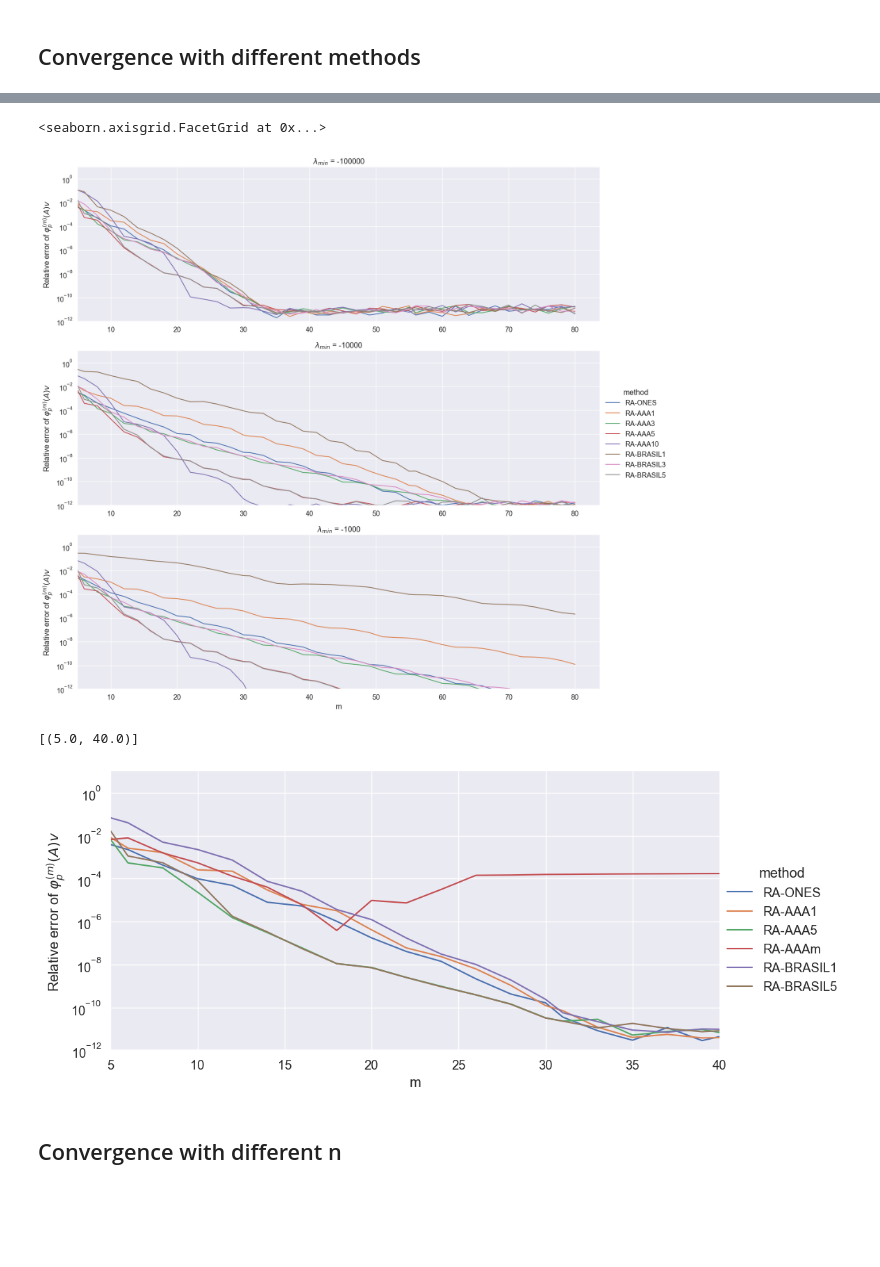
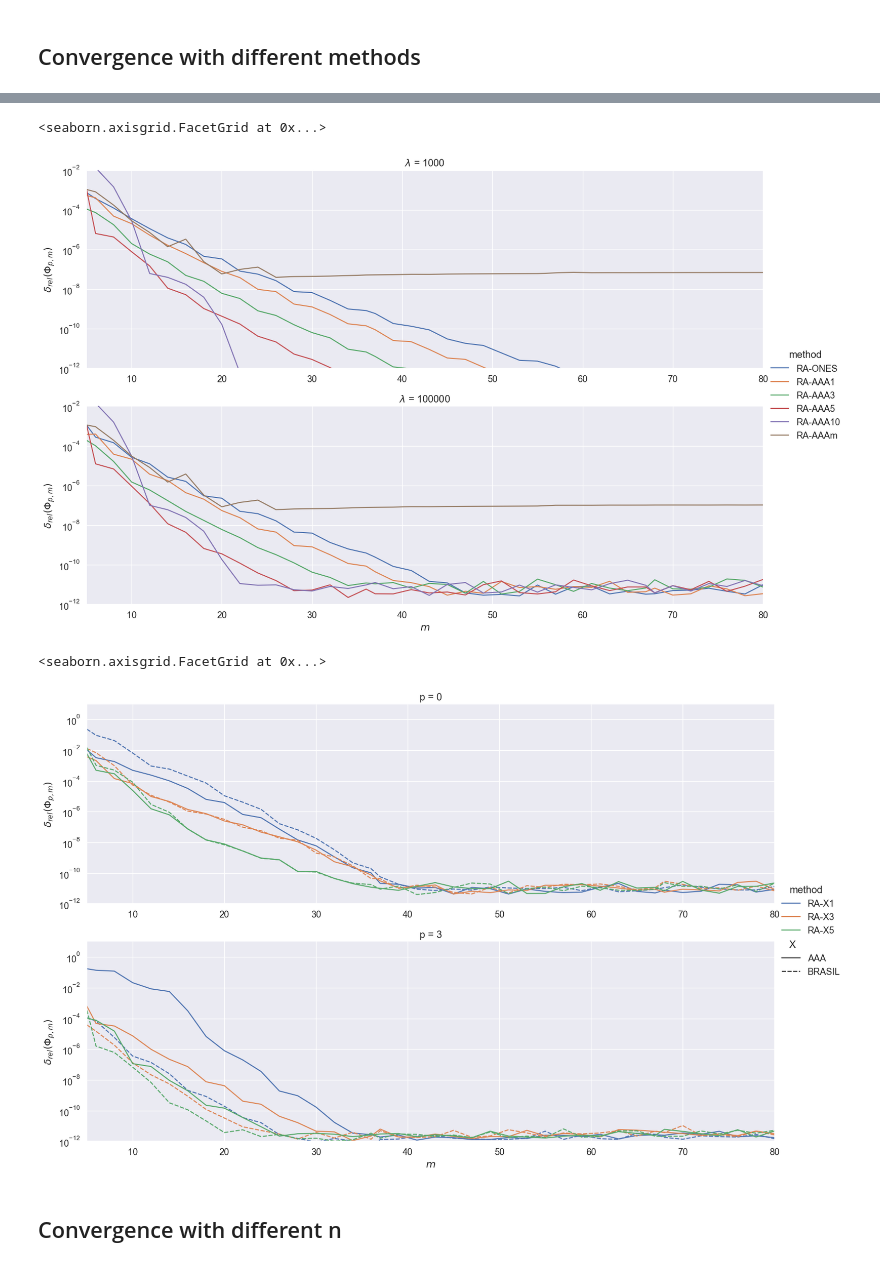
Before and after one commit to sprmsv/KAMF, a Jupyter notebook: experiments.ipynb, the cells around one changed output, grey strips where cells are left out. Saved outputs shown, nothing was run; the diff lists cells and outputs as text; code cells hidden in the pictures; blank space fills up the shorter version.

```diff
--- a/experiments.ipynb
+++ b/experiments.ipynb
@@ -488,107 +483,92 @@ fg.axes[4].set(xlim=[5, 20])
 # %%
 data = df[
     # phi functions
-    (df['p'] == 0)
+    (df['p'] == 1)
 
     # Method
-    & ((df['method'] != 'EX') & (df['method'] != 'PA') & (df['method'] != 'RA-AAAm'))
+    & (((df['method'].str.contains('AAA'))) | (df['method'] == 'RA-ONES'))
 
     # Matrices
-    # & ((df['name'] == '$A_1$') | (df['name'] == '$A_2$'))
     & ((df['name'] == '$A_1$'))
 
     # Size
-    & (df['n'] == 3600)
+    & (df['n'] == 10000)
 
     # Smallest eigenvalue
-    # & ((df['a'] == -10000) | (df['a'] == -5000) | (df['a'] == -1000))
-    # & ((df['a'] == -1000))
-
-    # Custom
-    # & ~((df['name'] == '$A_2$') & (df['n'] == 900) & (df['m'] > 200))
-    # & (df['m'] < 300)
-]
+    & ((df['a'] == 100000) | (df['a'] == 1000))
+].copy()
 
 fg = sns.relplot(
     data=data.rename(columns={'name': '$A$', 'a': '$\\lambda$', 'm': '$m$'}),
     x='$m$',
     y='err',
     kind='line',
     row='$\\lambda$',
     # col='$A$',
     hue='method',
     # col_wrap=2,
     height=5,
     aspect=3,
     facet_kws={'sharex': False},
 )
 fg.set(
     yscale='log',
-    xlim=[5, None],
-    ylim=[1e-12, 1e+01],
+    xlim=[5, 80],
+    ylim=[1e-12, 1e-02],
     ylabel='$\delta_{rel}(\Phi_{p, m})$',
 )
-# fg.ax.set(xlim=[5, 70])
-# fg.axes[0].set(xlim=[5, 60])
-# fg.axes[1].set(xlim=[5, 30])
-# fg.axes[2].set(xlim=[5, 40])
-# fg.axes[3].set(xlim=[5, 60])
-# fg.axes[4].set(xlim=[5, 20])
 # %% [output]
 <seaborn.axisgrid.FacetGrid at 0x...>
-[figure, old version]
+[figure, new version]
 # %%
 data = df[
     # phi functions
-    (df['p'] == 0)
+    ((df['p'] == 3) | (df['p'] == 0))
 
     # Method
-    & ((df['method'] != 'EX') & (df['method'] != 'PA'))
+    & (((df['method'].str.contains('AAA')) & (df['method'] != 'RA-AAAm') & (df['method'] != 'RA-AAA10')) | (df['method'].str.contains('BRASIL')))
 
     # Matrices
-    # & ((df['name'] == '$A_1$') | (df['name'] == '$A_2$'))
     & ((df['name'] == '$A_1$'))
 
     # Size
-    & (df['n'] == 3600)
+    & (df['n'] == 10000)
 
     # Smallest eigenvalue
-    # & ((df['a'] == -10000) | (df['a'] == -5000) | (df['a'] == -1000))
-    & ((df['a'] == -100000))
+    & ((df['a'] == 100000))
+].copy()
 
-    # Custom
-    # & ~((df['name'] == '$A_2$') & (df['n'] == 900) & (df['m'] > 200))
-    # & (df['m'] < 300)
-]
+data['X'] = None
+data.loc[data['method'].str.contains('BRASIL'), 'X'] = 'BRASIL'
+data.loc[data['method'].str.contains('AAA'), 'X'] = 'AAA'
+data.loc[(data['method'] == 'RA-AAA1') | (data['method'] == 'RA-BRASIL1'), 'method'] = 'RA-X1'
+data.loc[(data['method'] == 'RA-AAA3') | (data['method'] == 'RA-BRASIL3'), 'method'] = 'RA-X3'
+data.loc[(data['method'] == 'RA-AAA5') | (data['method'] == 'RA-BRASIL5'), 'method'] = 'RA-X5'
 
 fg = sns.relplot(
     data=data.rename(columns={'name': '$A$', 'a': '$\\lambda$', 'm': '$m$'}),
     x='$m$',
     y='err',
     kind='line',
-    # style='$\\lambda$',
+    # row='$\\lambda$',
+    row='p',
     # col='$A$',
+    style='X',
     hue='method',
     # col_wrap=2,
     height=5,
-    aspect=2,
+    aspect=3,
     facet_kws={'sharex': False},
 )
 fg.set(
     yscale='log',
-    xlim=[5, None],
+    xlim=[5, 80],
     ylim=[1e-12, 1e+01],
     ylabel='$\delta_{rel}(\Phi_{p, m})$',
 )
-fg.ax.set(xlim=[5, 40])
-# fg.axes[0].set(xlim=[5, 60])
-# fg.axes[1].set(xlim=[5, 30])
-# fg.axes[2].set(xlim=[5, 40])
-# fg.axes[3].set(xlim=[5, 60])
-# fg.axes[4].set(xlim=[5, 20])
 # %% [output]
-[(5.0, 40.0)]
+<seaborn.axisgrid.FacetGrid at 0x...>
-[figure, old version]
+[figure, new version]
 # %% [markdown]
 ## Convergence with different n
 # %% [markdown]
```
Also changed, not shown: parts of 8 cells of this notebook, 14 other files.
